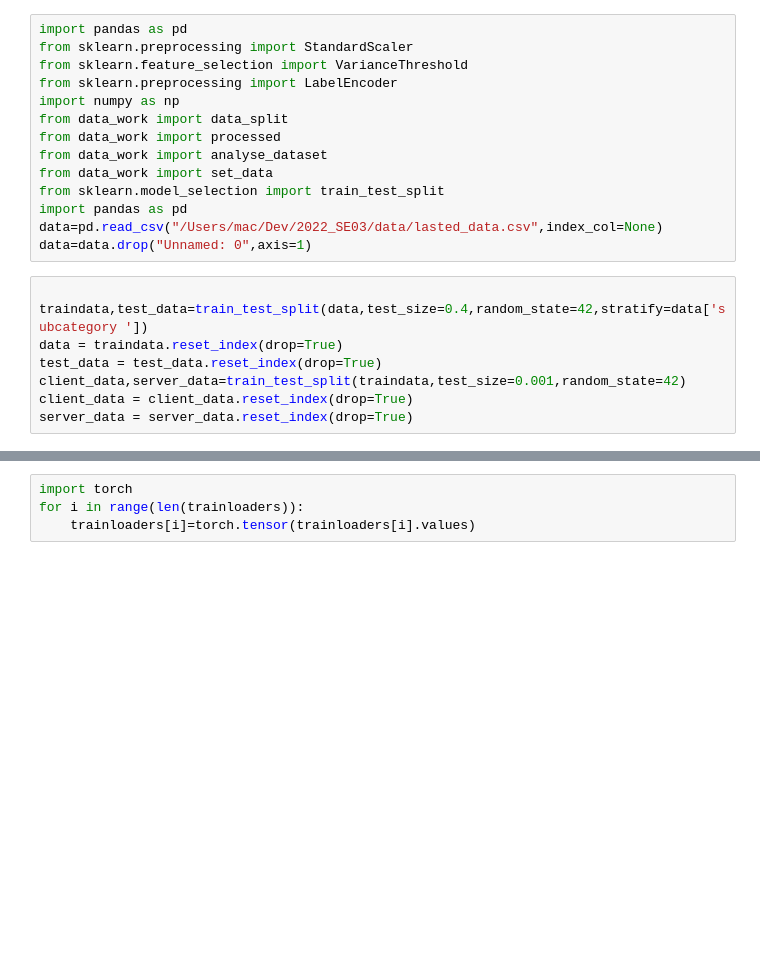
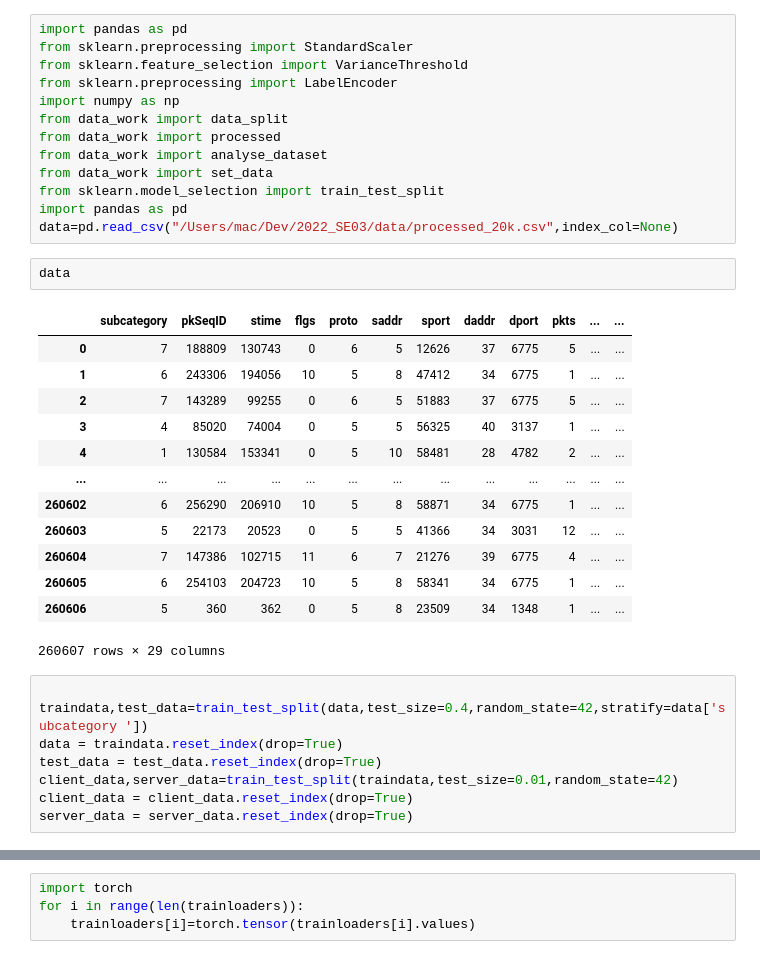
Before and after one commit to Ben11304/2022_SE03, a Jupyter notebook: federated_learning/Gan_FL/freedata_framework.ipynb, the cells around one changed output, grey strips where cells are left out. Saved outputs shown, nothing was run; the diff lists cells and outputs as text; blank space fills up the shorter version.

```diff
--- a/federated_learning/Gan_FL/freedata_framework.ipynb
+++ b/federated_learning/Gan_FL/freedata_framework.ipynb
@@ -10,13 +10,28 @@ from data_work import analyse_dataset
 from data_work import set_data
 from sklearn.model_selection import train_test_split
 import pandas as pd
-data=pd.read_csv("/Users/mac/Dev/2022_SE03/data/lasted_data.csv",index_col=None)
-data=data.drop("Unnamed: 0",axis=1)
+data=pd.read_csv("/Users/mac/Dev/2022_SE03/data/processed_20k.csv",index_col=None)
+# %%
+data
+# %% [output]
+|  | subcategory | pkSeqID | stime | flgs | proto | saddr | sport | daddr | dport | pkts | ... | ... |
+| 0 | 7 | 188809 | 130743 | 0 | 6 | 5 | 12626 | 37 | 6775 | 5 | ... | ... |
+| 1 | 6 | 243306 | 194056 | 10 | 5 | 8 | 47412 | 34 | 6775 | 1 | ... | ... |
+| 2 | 7 | 143289 | 99255 | 0 | 6 | 5 | 51883 | 37 | 6775 | 5 | ... | ... |
+| 3 | 4 | 85020 | 74004 | 0 | 5 | 5 | 56325 | 40 | 3137 | 1 | ... | ... |
+| 4 | 1 | 130584 | 153341 | 0 | 5 | 10 | 58481 | 28 | 4782 | 2 | ... | ... |
+| ... | ... | ... | ... | ... | ... | ... | ... | ... | ... | ... | ... | ... |
+| 260602 | 6 | 256290 | 206910 | 10 | 5 | 8 | 58871 | 34 | 6775 | 1 | ... | ... |
+| 260603 | 5 | 22173 | 20523 | 0 | 5 | 5 | 41366 | 34 | 3031 | 12 | ... | ... |
+| 260604 | 7 | 147386 | 102715 | 11 | 6 | 7 | 21276 | 39 | 6775 | 4 | ... | ... |
+| 260605 | 6 | 254103 | 204723 | 10 | 5 | 8 | 58341 | 34 | 6775 | 1 | ... | ... |
+| 260606 | 5 | 360 | 362 | 0 | 5 | 8 | 23509 | 34 | 1348 | 1 | ... | ... |
+260607 rows × 29 columns
 # %%
 
 traindata,test_data=train_test_split(data,test_size=0.4,random_state=42,stratify=data['subcategory '])
 data = traindata.reset_index(drop=True)
 test_data = test_data.reset_index(drop=True)
-client_data,server_data=train_test_split(traindata,test_size=0.001,random_state=42)
+client_data,server_data=train_test_split(traindata,test_size=0.01,random_state=42)
 client_data = client_data.reset_index(drop=True)
 server_data = server_data.reset_index(drop=True)
```
Also changed, not shown: parts of 8 cells of this notebook, 7 other files.
